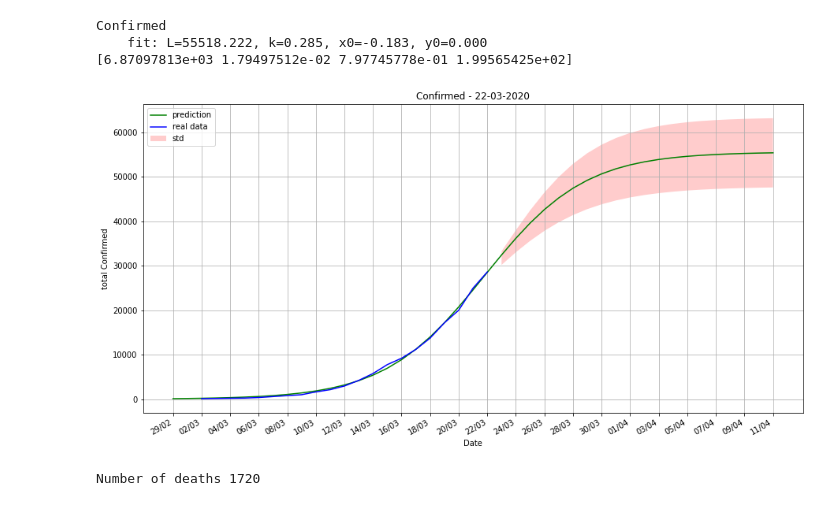
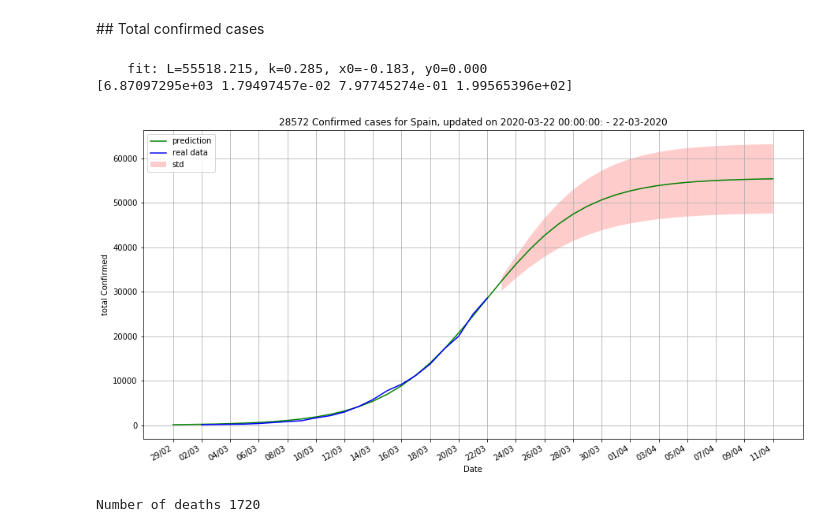
Before and after one commit to victorvicpal/COVID19_es, a Jupyter notebook: notebooks/LogisticCurve.ipynb, the cells around one changed output. Cells and saved outputs as stored; diff of their text form; code cells hidden in the pictures.

```diff
--- a/notebooks/LogisticCurve.ipynb
+++ b/notebooks/LogisticCurve.ipynb
@@ -134,10 +131,12 @@ Number of confirmed cases 28572
+# %% [markdown]
+## Total confirmed cases
 # %%
-p_cont, err_cont = fit_curve(logistic, Confirmed, 'Confirmed', 'total Confirmed', last_date, coeff_std)
+Titulo = '{:.0f} Confirmed cases for Spain, updated on {}:'.format(Confirmed[-1],dates[-1])
+p_cont, err_cont = fit_curve(logistic, Confirmed, Titulo , 'total Confirmed', last_date, coeff_std);
 # %% [output]
-Confirmed
-    fit: L=55518.222, k=0.285, x0=-0.183, y0=0.000
-[6.87097813e+03 1.79497512e-02 7.97745778e-01 1.99565425e+02]
+    fit: L=55518.215, k=0.285, x0=-0.183, y0=0.000
+[6.87097295e+03 1.79497457e-02 7.97745274e-01 1.99565396e+02]
-[figure, old version]
+[figure, new version]
 # %%
 fig, ax = plt.subplots(figsize=(15,8))
 ax.plot(dates,Deaths)
```
Also changed, not shown: parts of 17 cells of this notebook.
